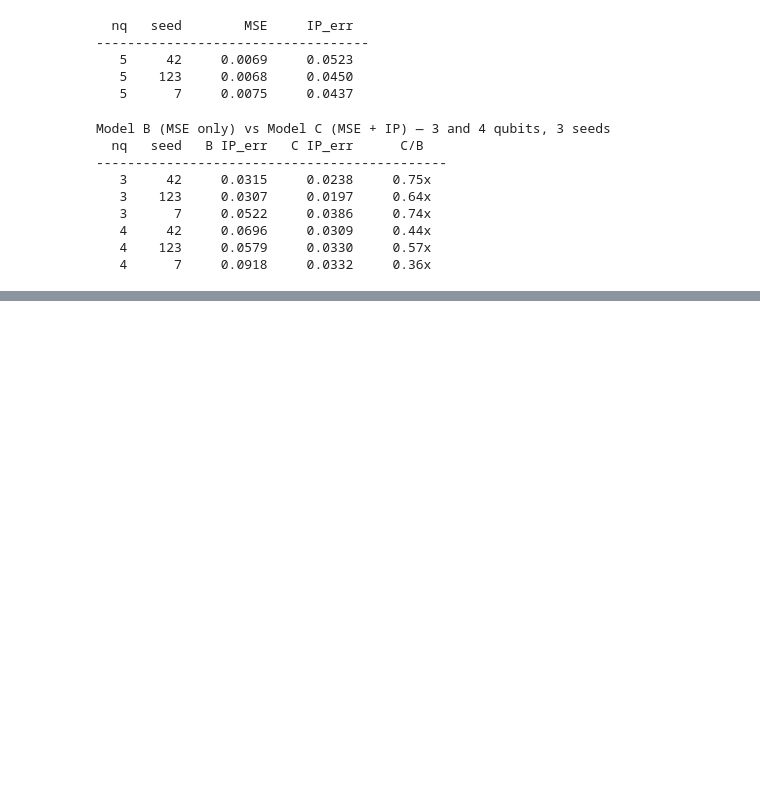
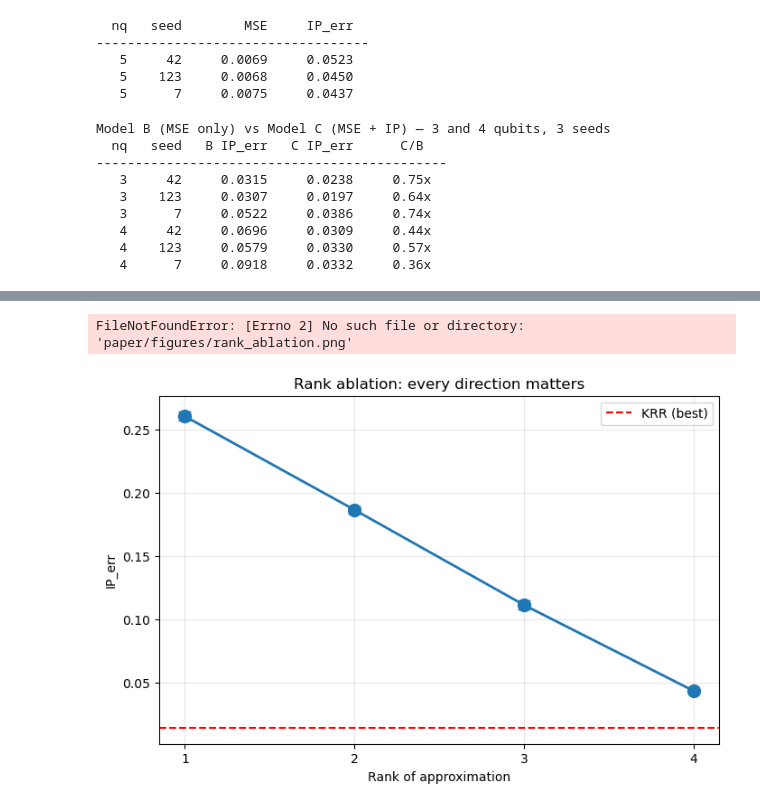
Before and after one commit to adnanphp/diffusion-hilbert, a Jupyter notebook: notebooks/02_minimum_experiment.ipynb, the cells around one changed output, grey strips where cells are left out. Saved outputs shown, nothing was run; the diff lists cells and outputs as text; code cells hidden in the pictures; blank space fills up the shorter version.

```diff
--- a/notebooks/02_minimum_experiment.ipynb
+++ b/notebooks/02_minimum_experiment.ipynb
@@ -1233,0 +2094,31 @@ Model B (MSE only) vs Model C (MSE + IP) — 3 and 4 qubits, 3 seeds
+# %%
+# Cell 49 — Rank ablation plot
+
+seeds = [42, 123, 7]
+ranks = [1, 2, 3, 4]
+# Use the numbers from Cell 42:
+# full IP_errs: [0.0446, 0.0430, 0.0434]
+# rank 1: [0.2635, 0.2627, 0.2554]
+# rank 2: [0.1905, 0.1864, 0.1831]
+# rank 3: [0.1139, 0.1067, 0.1139]
+data = np.array([
+    [0.2635, 0.1905, 0.1139, 0.0446],   # seed 42
+    [0.2627, 0.1864, 0.1067, 0.0430],   # seed 123
+    [0.2554, 0.1831, 0.1139, 0.0434],   # seed 7
+])
+
+fig, ax = plt.subplots(figsize=(8, 5))
+ax.errorbar(ranks, data.mean(axis=0), yerr=data.std(axis=0),
+            fmt='o-', capsize=5, linewidth=2, markersize=10)
+ax.axhline(0.0144, color='red', linestyle='--', label='KRR (best)')
+ax.set_xlabel('Rank of approximation')
+ax.set_ylabel('IP_err')
+ax.set_title('Rank ablation: every direction matters')
+ax.set_xticks(ranks)
+ax.grid(True, alpha=0.3)
+ax.legend()
+plt.savefig('paper/figures/rank_ablation.png', dpi=200, bbox_inches='tight')
+plt.show()
+# %% [output]
+FileNotFoundError: [Errno 2] No such file or directory: 'paper/figures/rank_ablation.png'
+[figure, added]
```
Also changed, not shown: parts of 21 cells of this notebook, 32 other files.
